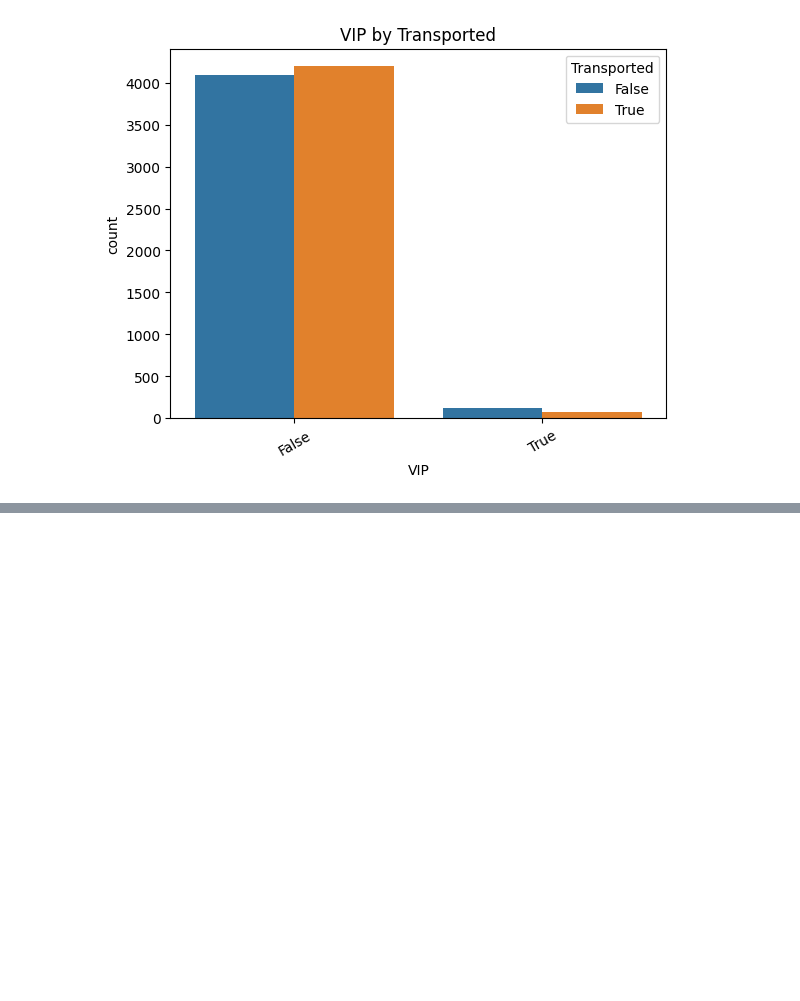
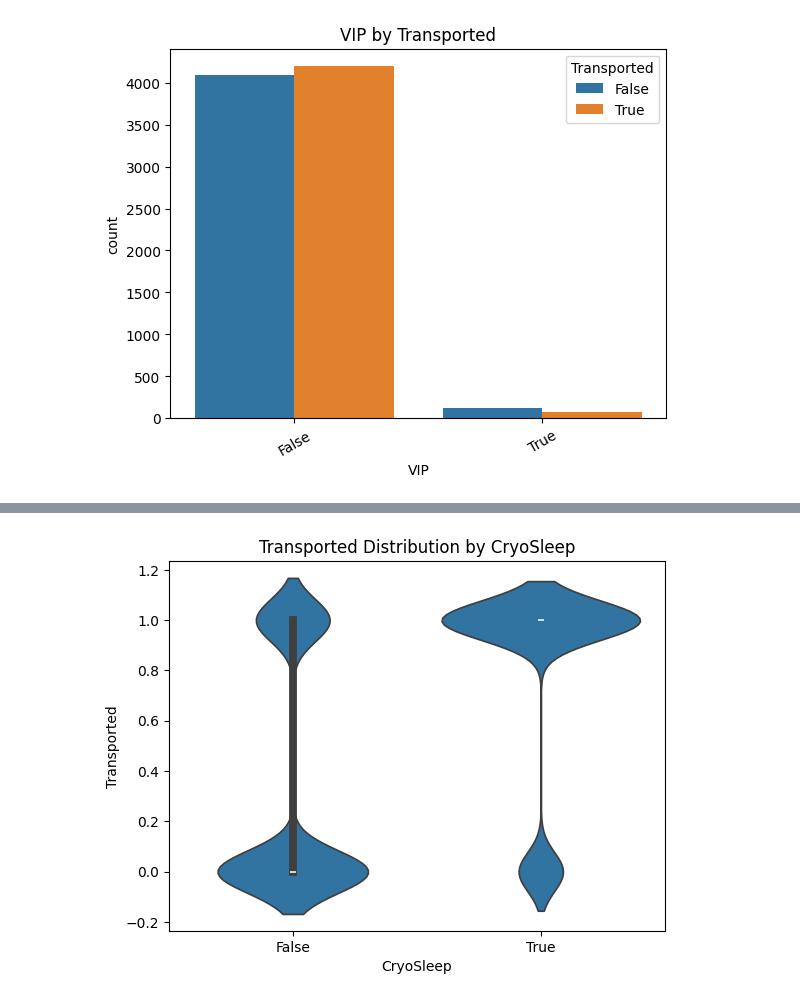
Before and after one commit to ravsperiments/llm-learning-journey, a Jupyter notebook: notebooks/spaceship-titanic/notebooks/01_eda_baseline.ipynb, the cells around one changed output, grey strips where cells are left out. Saved outputs shown, nothing was run; the diff lists cells and outputs as text; code cells hidden in the pictures; blank space fills up the shorter version.

```diff
--- a/notebooks/spaceship-titanic/notebooks/01_eda_baseline.ipynb
+++ b/notebooks/spaceship-titanic/notebooks/01_eda_baseline.ipynb
@@ -68,0 +116,4 @@ plot_categoricals(train_data, ['HomePlanet', 'CryoSleep', 'Destination', 'VIP'],
+# %%
+plot_violin(train_data, 'CryoSleep', 'Transported', 'Transported Distribution by CryoSleep')
+# %% [output]
+[figure, added]
```
Also changed, not shown: parts of 7 cells of this notebook, 4 other files.
